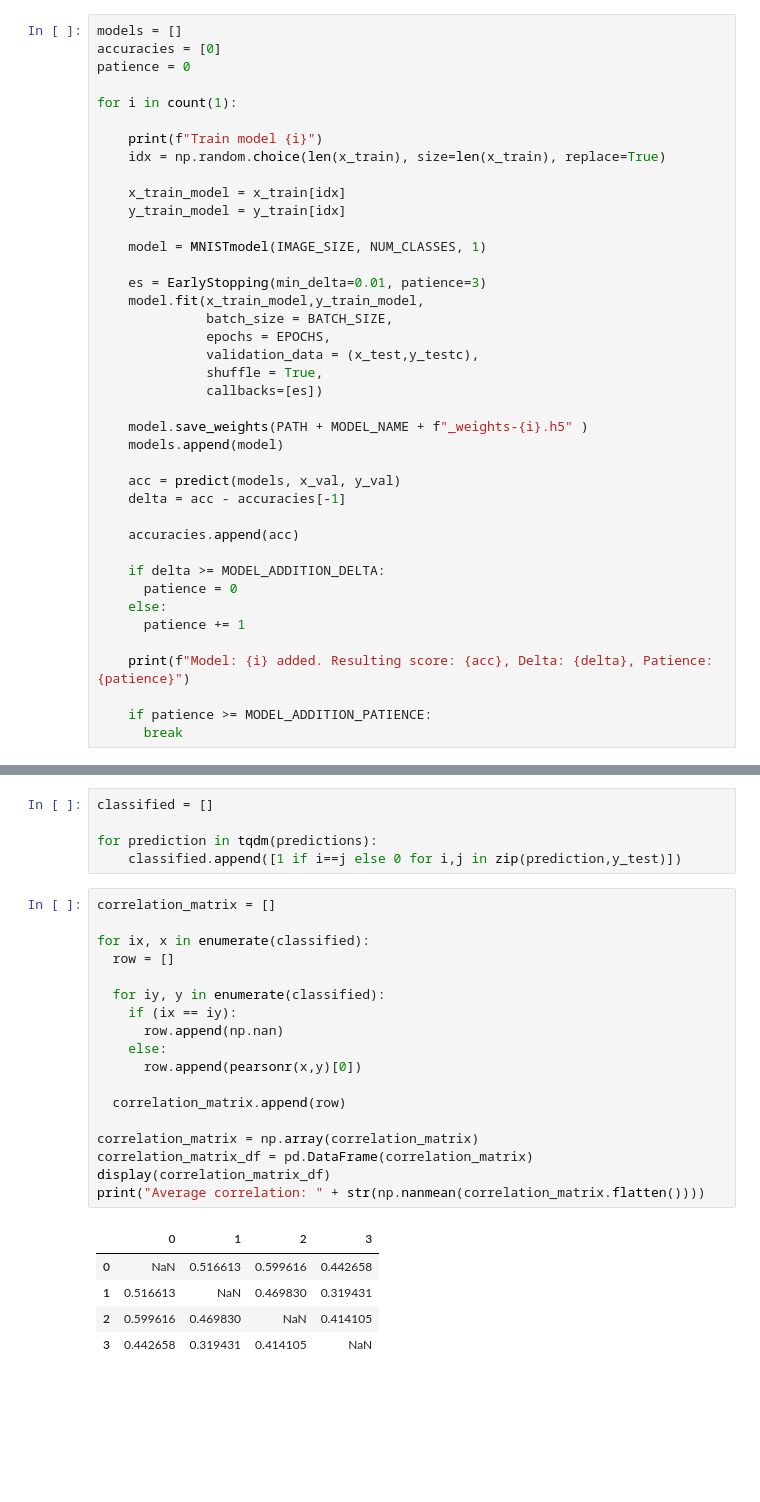
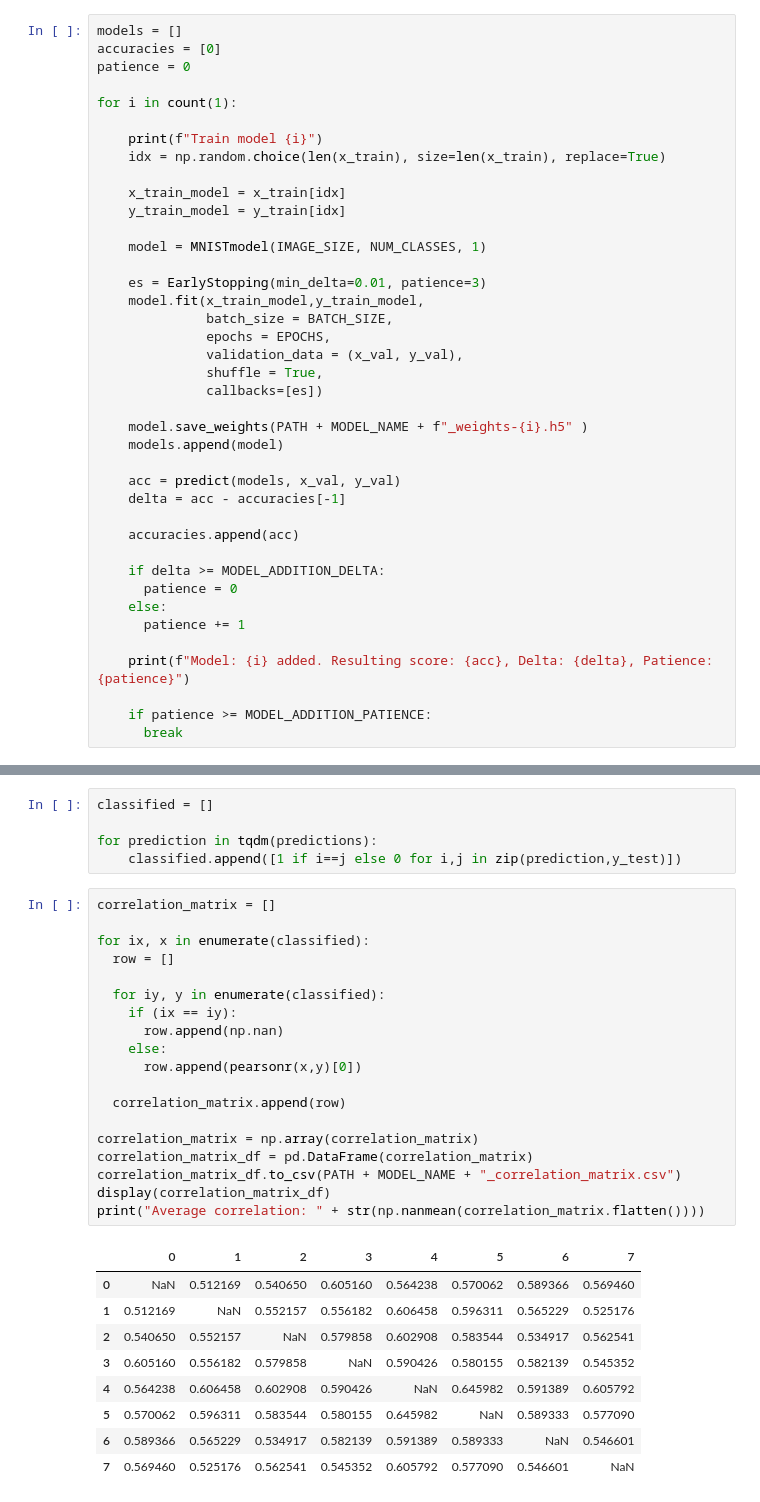
Before and after one commit to SjoerdC/NaturalComputing, a Jupyter notebook: Project/bagging/baggingMNIST.ipynb, the cells around one changed output, grey strips where cells are left out. Saved outputs shown, nothing was run; the diff lists cells and outputs as text; blank space fills up the shorter version.

Commit message:
Final bagging models

```diff
--- a/Project/bagging/baggingMNIST.ipynb
+++ b/Project/bagging/baggingMNIST.ipynb
@@ -114,7 +114,7 @@ for i in count(1):
     model.fit(x_train_model,y_train_model,
               batch_size = BATCH_SIZE,
               epochs = EPOCHS,
-              validation_data = (x_test,y_testc),
+              validation_data = (x_val, y_val),
               shuffle = True,
               callbacks=[es])
 
@@ -239,24 +328,29 @@ for prediction in tqdm(predictions):
 # %%
 correlation_matrix = []
 
 for ix, x in enumerate(classified):
   row = []
 
   for iy, y in enumerate(classified):
     if (ix == iy):
       row.append(np.nan)
     else:
       row.append(pearsonr(x,y)[0])
 
   correlation_matrix.append(row)
 
 correlation_matrix = np.array(correlation_matrix)
 correlation_matrix_df = pd.DataFrame(correlation_matrix)
+correlation_matrix_df.to_csv(PATH + MODEL_NAME + "_correlation_matrix.csv")
 display(correlation_matrix_df)
 print("Average correlation: " + str(np.nanmean(correlation_matrix.flatten())))
 # %% [output]
-|  | 0 | 1 | 2 | 3 |
-| 0 | NaN | 0.516613 | 0.599616 | 0.442658 |
-| 1 | 0.516613 | NaN | 0.469830 | 0.319431 |
-| 2 | 0.599616 | 0.469830 | NaN | 0.414105 |
-| 3 | 0.442658 | 0.319431 | 0.414105 | NaN |
+|  | 0 | 1 | 2 | 3 | 4 | 5 | 6 | 7 |
+| 0 | NaN | 0.512169 | 0.540650 | 0.605160 | 0.564238 | 0.570062 | 0.589366 | 0.569460 |
+| 1 | 0.512169 | NaN | 0.552157 | 0.556182 | 0.606458 | 0.596311 | 0.565229 | 0.525176 |
+| 2 | 0.540650 | 0.552157 | NaN | 0.579858 | 0.602908 | 0.583544 | 0.534917 | 0.562541 |
+| 3 | 0.605160 | 0.556182 | 0.579858 | NaN | 0.590426 | 0.580155 | 0.582139 | 0.545352 |
+| 4 | 0.564238 | 0.606458 | 0.602908 | 0.590426 | NaN | 0.645982 | 0.591389 | 0.605792 |
+| 5 | 0.570062 | 0.596311 | 0.583544 | 0.580155 | 0.645982 | NaN | 0.589333 | 0.577090 |
+| 6 | 0.589366 | 0.565229 | 0.534917 | 0.582139 | 0.591389 | 0.589333 | NaN | 0.546601 |
+| 7 | 0.569460 | 0.525176 | 0.562541 | 0.545352 | 0.605792 | 0.577090 | 0.546601 | NaN |
```
Also changed, not shown: parts of 6 cells of this notebook, 2 other files.
